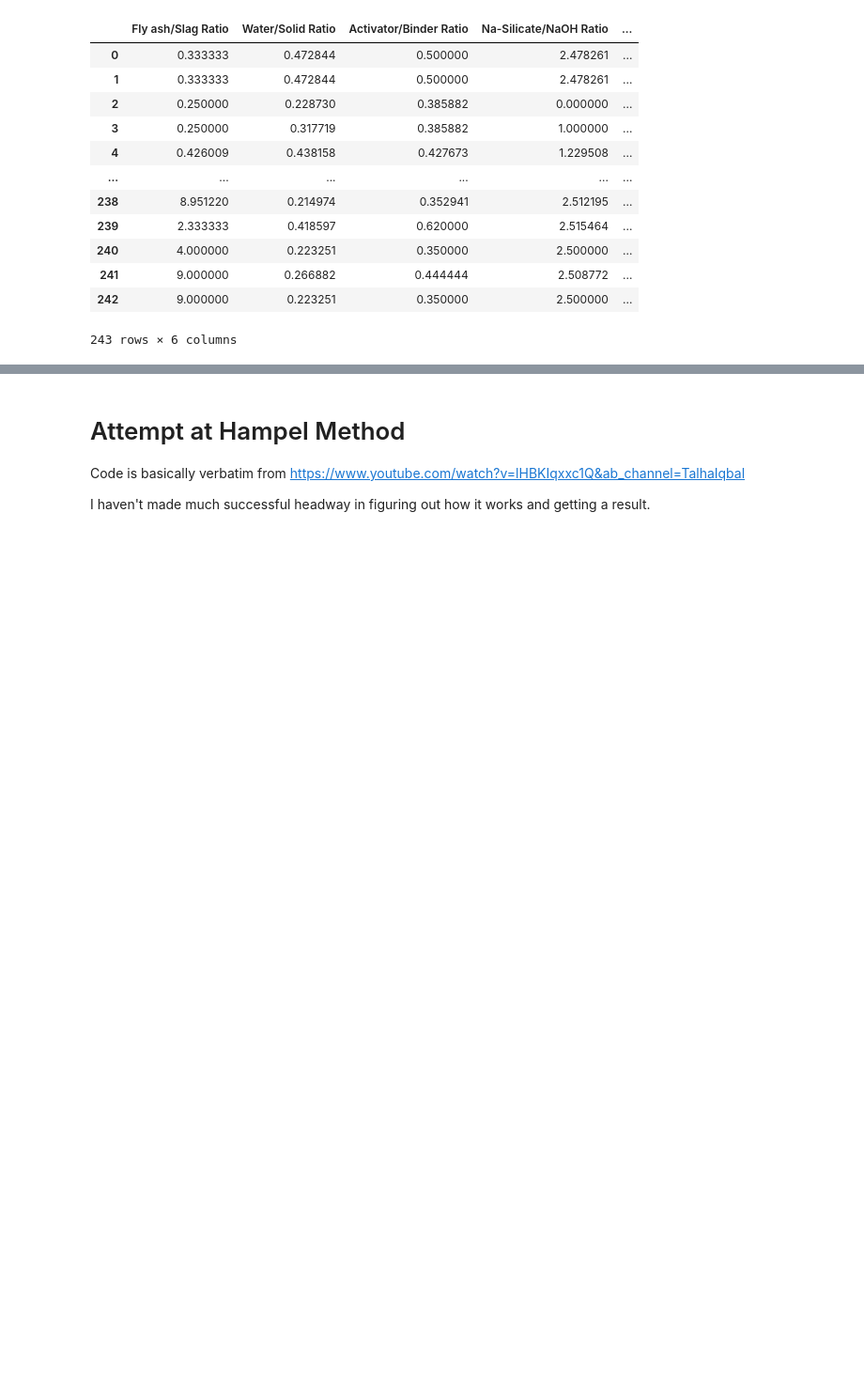
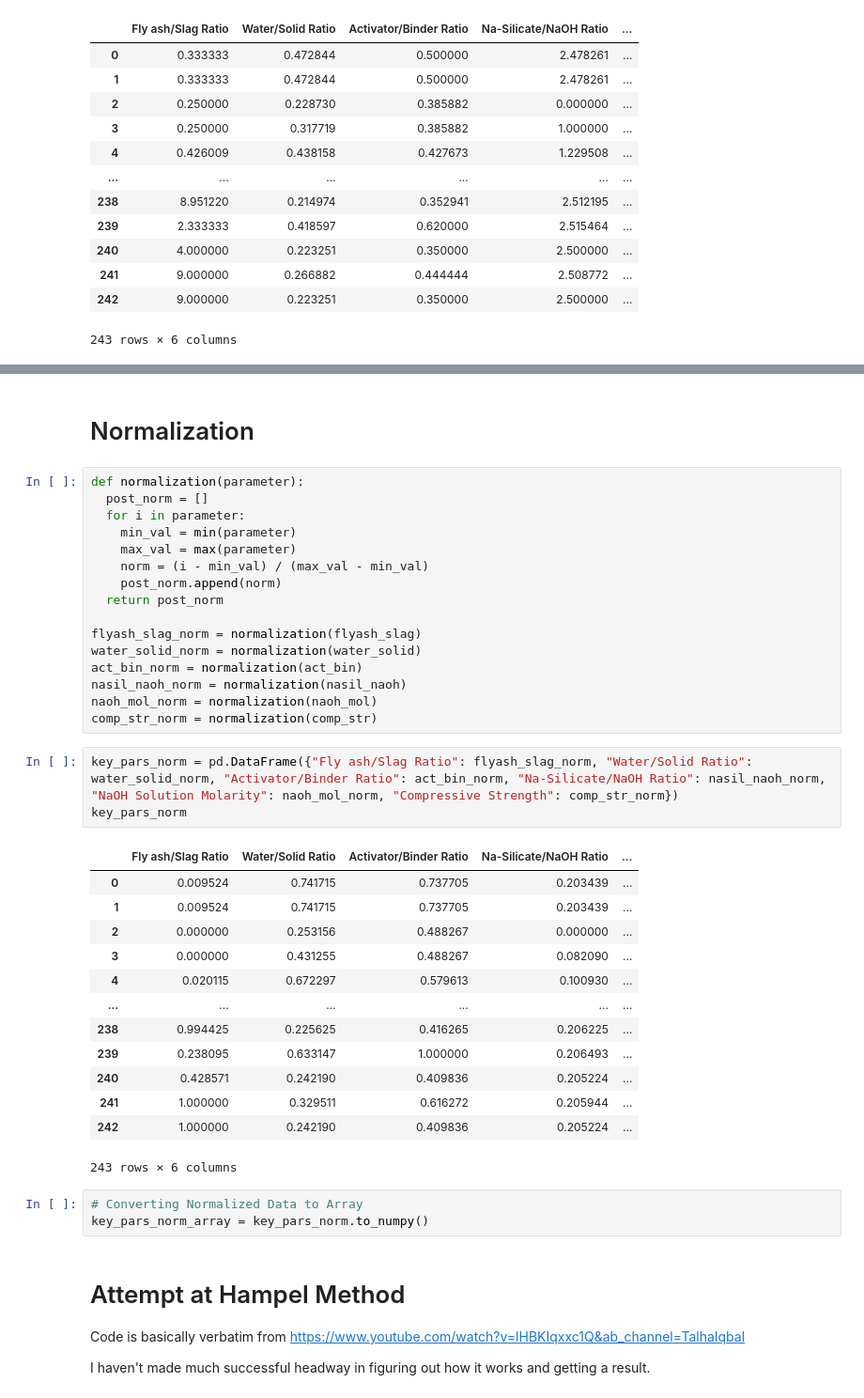
Before and after one commit to edgarlei/2020-21-Concrete-Canoe, a Jupyter notebook: Paper_Replication_Code.ipynb, the cells around one changed output, grey strips where cells are left out. Shown: that part at 94% size. Drawn from its saved outputs; the diff is of its cells as text; blank space fills up the shorter version.

```diff
--- a/Paper_Replication_Code.ipynb
+++ b/Paper_Replication_Code.ipynb
@@ -114,3 +147,41 @@ key_pars_array = key_pars.to_numpy()
+# %% [markdown]
+# Normalization
+# %%
+def normalization(parameter):
+  post_norm = []
+  for i in parameter:
+    min_val = min(parameter)
+    max_val = max(parameter)
+    norm = (i - min_val) / (max_val - min_val)
+    post_norm.append(norm)
+  return post_norm
+
+flyash_slag_norm = normalization(flyash_slag)
+water_solid_norm = normalization(water_solid)
+act_bin_norm = normalization(act_bin)
+nasil_naoh_norm = normalization(nasil_naoh)
+naoh_mol_norm = normalization(naoh_mol)
+comp_str_norm = normalization(comp_str)
+# %%
+key_pars_norm = pd.DataFrame({"Fly ash/Slag Ratio": flyash_slag_norm, "Water/Solid Ratio": water_solid_norm, "Activator/Binder Ratio": act_bin_norm, "Na-Silicate/NaOH Ratio": nasil_naoh_norm, "NaOH Solution Molarity": naoh_mol_norm, "Compressive Strength": comp_str_norm})
+key_pars_norm
+# %% [output]
+|  | Fly ash/Slag Ratio | Water/Solid Ratio | Activator/Binder Ratio | Na-Silicate/NaOH Ratio | ... |
+| 0 | 0.009524 | 0.741715 | 0.737705 | 0.203439 | ... |
+| 1 | 0.009524 | 0.741715 | 0.737705 | 0.203439 | ... |
+| 2 | 0.000000 | 0.253156 | 0.488267 | 0.000000 | ... |
+| 3 | 0.000000 | 0.431255 | 0.488267 | 0.082090 | ... |
+| 4 | 0.020115 | 0.672297 | 0.579613 | 0.100930 | ... |
+| ... | ... | ... | ... | ... | ... |
+| 238 | 0.994425 | 0.225625 | 0.416265 | 0.206225 | ... |
+| 239 | 0.238095 | 0.633147 | 1.000000 | 0.206493 | ... |
+| 240 | 0.428571 | 0.242190 | 0.409836 | 0.205224 | ... |
+| 241 | 1.000000 | 0.329511 | 0.616272 | 0.205944 | ... |
+| 242 | 1.000000 | 0.242190 | 0.409836 | 0.205224 | ... |
+243 rows × 6 columns
+# %%
+# Converting Normalized Data to Array
+key_pars_norm_array = key_pars_norm.to_numpy()
 # %% [markdown]
 # Attempt at Hampel Method
 Code is basically verbatim from https://www.youtube.com/watch?v=lHBKIqxxc1Q&ab_channel=TalhaIqbal
```
Also changed, not shown: parts of 5 cells of this notebook.
